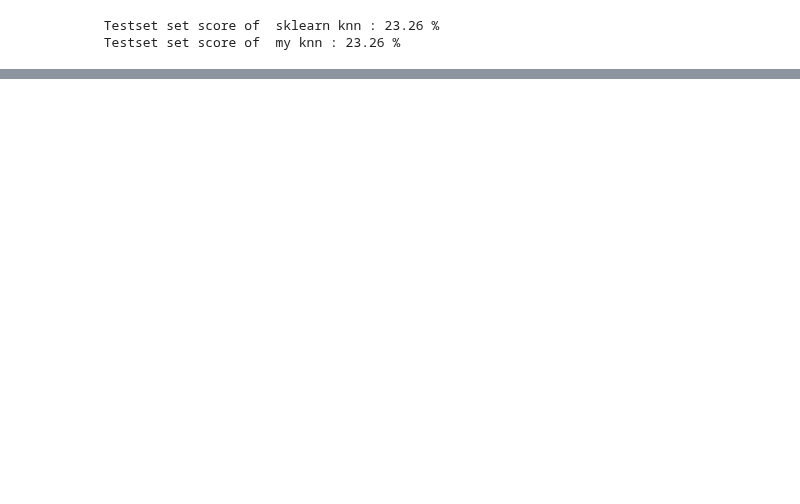
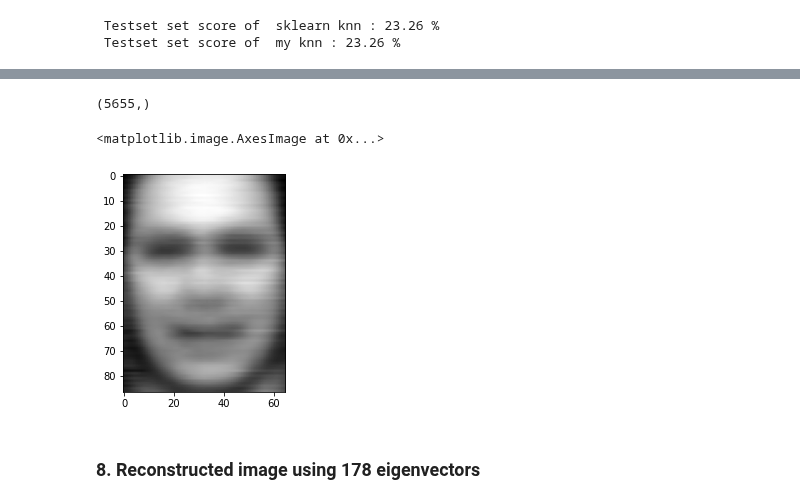
Before and after one commit to Prakhar-Saxena/CollegeAssignments, a Jupyter notebook: CS383/assn3/assn3.ipynb, the cells around one changed output, grey strips where cells are left out. Saved outputs shown, nothing was run; the diff lists cells and outputs as text; code cells hidden in the pictures; blank space fills up the shorter version.

```diff
--- a/CS383/assn3/assn3.ipynb
+++ b/CS383/assn3/assn3.ipynb
@@ -139,0 +1042,9 @@ X_train, X_test = standardize_data(X_train, X_test)
+# %%
+avg_face = np.mean(X_people,axis = 0)
+avg_face.shape
+#X_train[0].shape
+# %% [output]
+(5655,)
+# %%
+train_face = X_train[0,:].reshape(87,65)
+avg_face = avg_face.reshape(87,65)
@@ -139,0 +1053,12 @@ X_train, X_test = standardize_data(X_train, X_test)
+# %%
+
+train_FaceMS = train_face - avg_face
+# %%
+reconFace = avg_face + U[:87,:65]@ U[:87,:65].T @ train_FaceMS    #reconstructed face
+# %%
+plt.imshow(reconFace, cmap='gray')
+# %% [output]
+<matplotlib.image.AxesImage at 0x...>
+[figure, added]
+# %% [markdown]
+### 8. Reconstructed image using 178 eigenvectors
```
Also changed, not shown: parts of 124 cells of this notebook, 2 other files.
